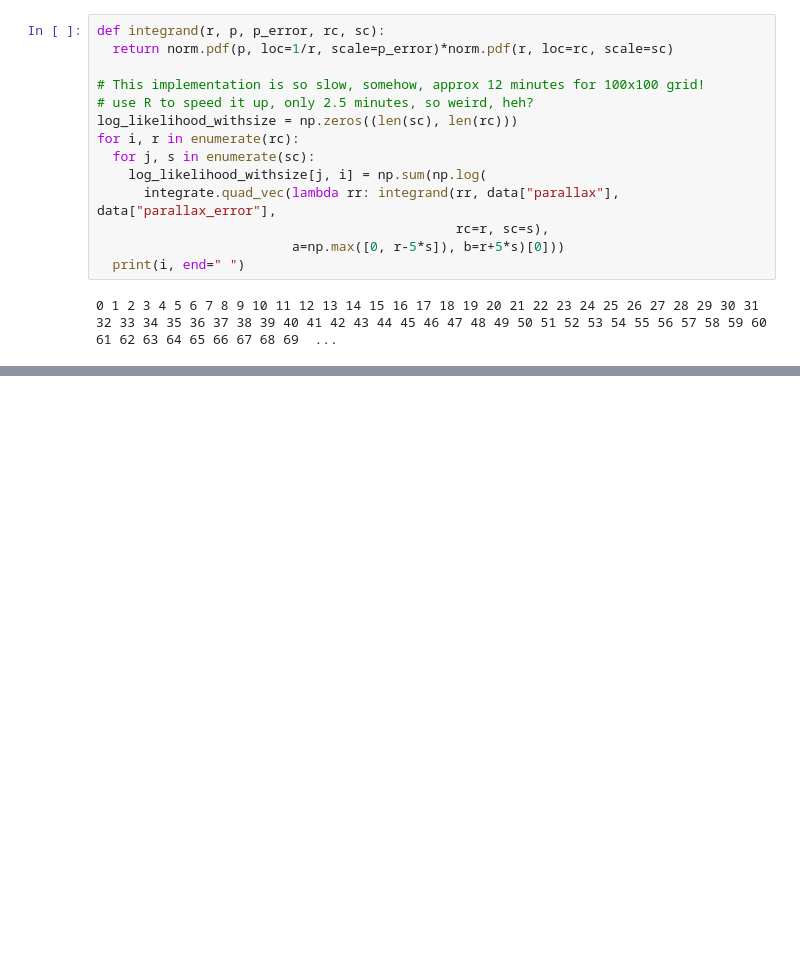
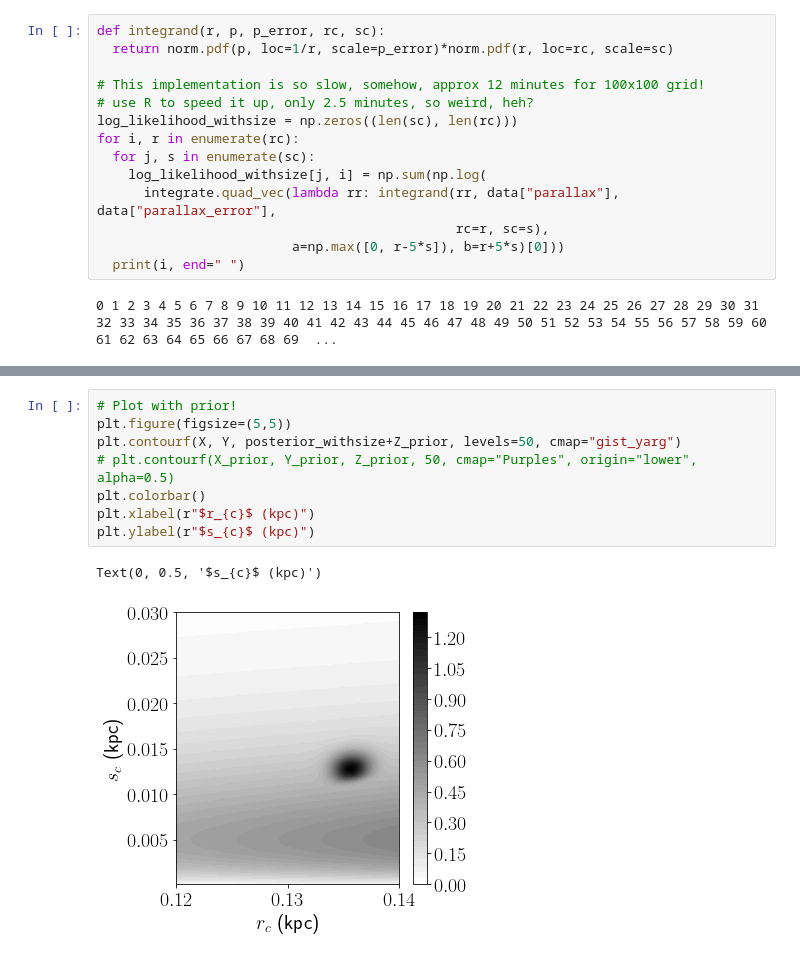
Before and after one commit to Alisyaifudin/estimating-distance, a Jupyter notebook: EstimatingDistance-Multiple.ipynb, the cells around one changed output, grey strips where cells are left out. Saved outputs shown, nothing was run; the diff lists cells and outputs as text; blank space fills up the shorter version.

```diff
--- a/EstimatingDistance-Multiple.ipynb
+++ b/EstimatingDistance-Multiple.ipynb
@@ -461,0 +529,11 @@ Text(0.5, 0, 'rc (kpc)')
+# %%
+# Plot with prior!
+plt.figure(figsize=(5,5))
+plt.contourf(X, Y, posterior_withsize+Z_prior, levels=50, cmap="gist_yarg")
+# plt.contourf(X_prior, Y_prior, Z_prior, 50, cmap="Purples", origin="lower", alpha=0.5)
+plt.colorbar()
+plt.xlabel(r"$r_{c}$ (kpc)")
+plt.ylabel(r"$s_{c}$ (kpc)")
+# %% [output]
+Text(0, 0.5, '$s_{c}$ (kpc)')
+[figure, added]
```
Also changed, not shown: parts of 18 cells of this notebook.
